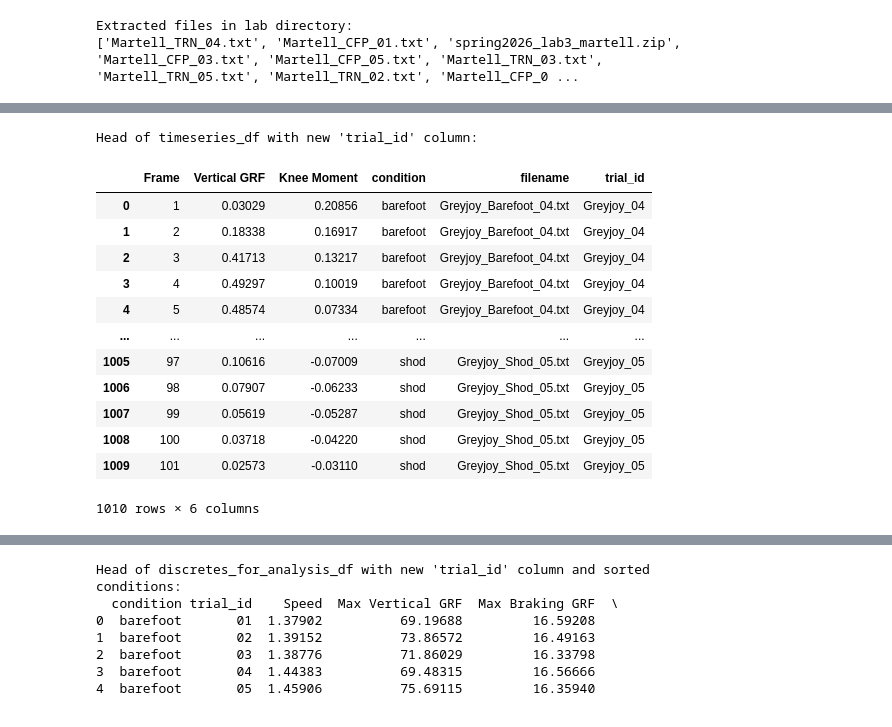
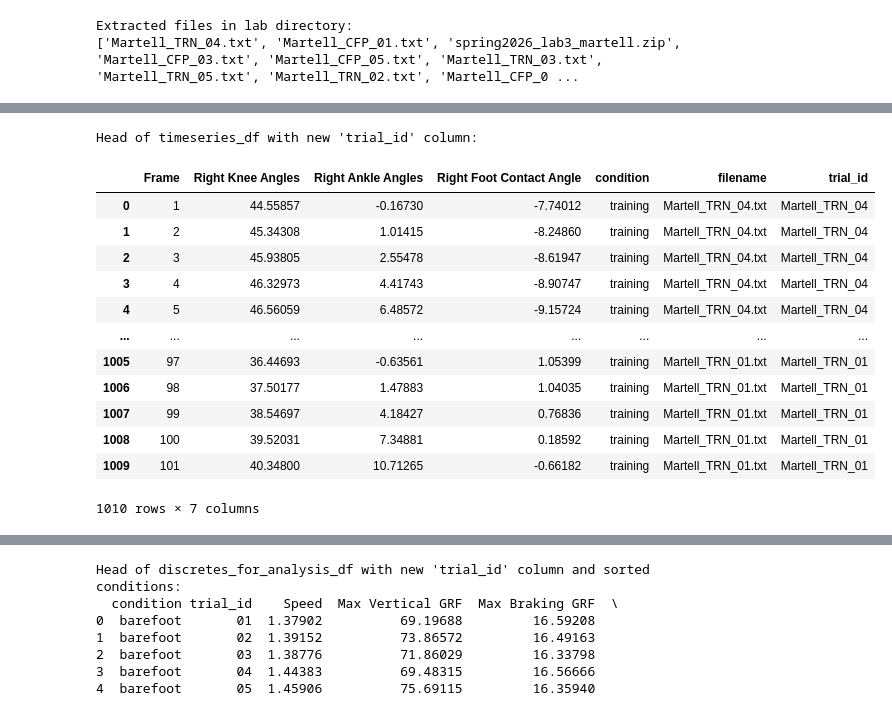
Before and after one commit to plnu-biomechanics/kin6015, a Jupyter notebook: notebooks/kin6015_lab3.ipynb, the cells around one changed output, grey strips where cells are left out. Drawn from its saved outputs; the diff is of its cells as text; code cells hidden in the pictures.

```diff
--- a/notebooks/kin6015_lab3.ipynb
+++ b/notebooks/kin6015_lab3.ipynb
@@ -286,59 +305,76 @@ import numpy as np
 # This code chunk wrangles time-series data into respective arrays for SPM analysis
 
 # Recreate timeseries_df with .copy() to avoid SettingWithCopyWarning
-timeseries_df = combined_intermediate_df[['Frame', 'Vertical GRF', 'Knee Moment', 'condition', 'filename']].copy()
+timeseries_df = combined_intermediate_df[
+    [
+        'Frame',
+        'Right Knee Angles',
+        'Right Ankle Angles',
+        'Right Foot Contact Angle',
+        'condition',
+        'filename'
+        ]
+    ].copy()
 
 # Add 'trial_id' column by cleaning the 'filename'
 timeseries_df['trial_id'] = timeseries_df['filename'].str.replace('_carbonfiber', '', regex=False)
-timeseries_df['trial_id'] = timeseries_df['trial_id'].str.replace('_Shod', '', regex=False)
+timeseries_df['trial_id'] = timeseries_df['trial_id'].str.replace('_training', '', regex=False)
 timeseries_df['trial_id'] = timeseries_df['trial_id'].str.replace('.txt', '', regex=False)
 
 print("Head of timeseries_df with new 'trial_id' column:")
 display(timeseries_df)
 
 print("\nUnique trial IDs:")
 print(timeseries_df.head())
 
 print("\nUnique trial IDs:")
 print(timeseries_df['trial_id'].unique())
 
 # export CSV file for inspection (comment if not needed)
 # timeseries_df.to_csv('timeseries_data.csv', index=False)
 # print("timeseries_df exported to 'timeseries_data.csv'")
 
 # Filter for both conditions
 carbonfiber_df = timeseries_df[timeseries_df['condition'] == 'carbonfiber']
-shod_df = timeseries_df[timeseries_df['condition'] == 'shod']
+training_df = timeseries_df[timeseries_df['condition'] == 'training']
 
-# Prepare data for GRF (carbonfiber)
-grfz_carbonfiber_data = carbonfiber_df.pivot(index='trial_id', columns='Frame', values='Vertical GRF').values
+# Prepare data for Knee Flexion (carbonfiber)
+kneeflexion_carbonfiber_data = carbonfiber_df.pivot(index='trial_id', columns='Frame', values='Right Knee Angles').values
 
-# Prepare data for GRF (Shod)
-grfz_shod_data = shod_df.pivot(index='trial_id', columns='Frame', values='Vertical GRF').values
+# Prepare data for Knee Flexion (training)
+kneeflexion_training_data = training_df.pivot(index='trial_id', columns='Frame', values='Right Knee Angles').values
 
-# Prepare data for Knee Moment (carbonfiber)
-kneemoment_carbonfiber_data = carbonfiber_df.pivot(index='trial_id', columns='Frame', values='Knee Moment').values
+# Prepare data for Ankle PF (carbonfiber)
+ankleplantar_carbonfiber_data = carbonfiber_df.pivot(index='trial_id', columns='Frame', values='Right Ankle Angles').values
 
-# Prepare data for Knee Moment (Shod)
-kneemoment_shod_data = shod_df.pivot(index='trial_id', columns='Frame', values='Knee Moment').values
+# Prepare data for Ankle PF (training)
+ankleplantar_training_data = training_df.pivot(index='trial_id', columns='Frame', values='Right Ankle Angles').values
 
-print("Shape of GRF (carbonfiber) data:", grfz_carbonfiber_data.shape)
-print("Shape of GRF (Shod) data:", grfz_shod_data.shape)
-print("Shape of Knee Moment (carbonfiber) data:", kneemoment_carbonfiber_data.shape)
-print("Shape of Knee Moment (Shod) data:", kneemoment_shod_data.shape)
+# Prepare data for Foot Pronation (carbonfiber)
+footpronation_carbonfiber_data = carbonfiber_df.pivot(index='trial_id', columns='Frame', values='Right Foot Contact Angle').values
+
+# Prepare data for Foot Pronation (training)
+footpronation_training_data = training_df.pivot(index='trial_id', columns='Frame', values='Right Foot Contact Angle').values
+
+print("Shape of Knee Flexion (carbonfiber) data:", kneeflexion_carbonfiber_data.shape)
+print("Shape of Knee Flexion (training) data:", kneeflexion_training_data.shape)
+print("Shape of Ankle PF (carbonfiber) data:", ankleplantar_carbonfiber_data.shape)
+print("Shape of Ankle PF (training) data:", ankleplantar_training_data.shape)
+print("Shape of Pronation (carbonfiber) data:", footpronation_carbonfiber_data.shape)
+print("Shape of Prontation (training) data:", footpronation_training_data.shape)
 # %% [output]
 Head of timeseries_df with new 'trial_id' column:
-|  | Frame | Vertical GRF | Knee Moment | condition | filename | trial_id |
-| 0 | 1 | 0.03029 | 0.20856 | barefoot | Greyjoy_Barefoot_04.txt | Greyjoy_04 |
-| 1 | 2 | 0.18338 | 0.16917 | barefoot | Greyjoy_Barefoot_04.txt | Greyjoy_04 |
-| 2 | 3 | 0.41713 | 0.13217 | barefoot | Greyjoy_Barefoot_04.txt | Greyjoy_04 |
-| 3 | 4 | 0.49297 | 0.10019 | barefoot | Greyjoy_Barefoot_04.txt | Greyjoy_04 |
-| 4 | 5 | 0.48574 | 0.07334 | barefoot | Greyjoy_Barefoot_04.txt | Greyjoy_04 |
-| ... | ... | ... | ... | ... | ... | ... |
-| 1005 | 97 | 0.10616 | -0.07009 | shod | Greyjoy_Shod_05.txt | Greyjoy_05 |
-| 1006 | 98 | 0.07907 | -0.06233 | shod | Greyjoy_Shod_05.txt | Greyjoy_05 |
-| 1007 | 99 | 0.05619 | -0.05287 | shod | Greyjoy_Shod_05.txt | Greyjoy_05 |
-| 1008 | 100 | 0.03718 | -0.04220 | shod | Greyjoy_Shod_05.txt | Greyjoy_05 |
-| 1009 | 101 | 0.02573 | -0.03110 | shod | Greyjoy_Shod_05.txt | Greyjoy_05 |
+|  | Frame | Right Knee Angles | Right Ankle Angles | Right Foot Contact Angle | condition | filename | trial_id |
+| 0 | 1 | 44.55857 | -0.16730 | -7.74012 | training | Martell_TRN_04.txt | Martell_TRN_04 |
+| 1 | 2 | 45.34308 | 1.01415 | -8.24860 | training | Martell_TRN_04.txt | Martell_TRN_04 |
+| 2 | 3 | 45.93805 | 2.55478 | -8.61947 | training | Martell_TRN_04.txt | Martell_TRN_04 |
+| 3 | 4 | 46.32973 | 4.41743 | -8.90747 | training | Martell_TRN_04.txt | Martell_TRN_04 |
+| 4 | 5 | 46.56059 | 6.48572 | -9.15724 | training | Martell_TRN_04.txt | Martell_TRN_04 |
+| ... | ... | ... | ... | ... | ... | ... | ... |
+| 1005 | 97 | 36.44693 | -0.63561 | 1.05399 | training | Martell_TRN_01.txt | Martell_TRN_01 |
+| 1006 | 98 | 37.50177 | 1.47883 | 1.04035 | training | Martell_TRN_01.txt | Martell_TRN_01 |
+| 1007 | 99 | 38.54697 | 4.18427 | 0.76836 | training | Martell_TRN_01.txt | Martell_TRN_01 |
+| 1008 | 100 | 39.52031 | 7.34881 | 0.18592 | training | Martell_TRN_01.txt | Martell_TRN_01 |
+| 1009 | 101 | 40.34800 | 10.71265 | -0.66182 | training | Martell_TRN_01.txt | Martell_TRN_01 |
-1010 rows × 6 columns
+1010 rows × 7 columns
 Unique trial IDs:
```
Also changed, not shown: parts of 9 cells of this notebook.
